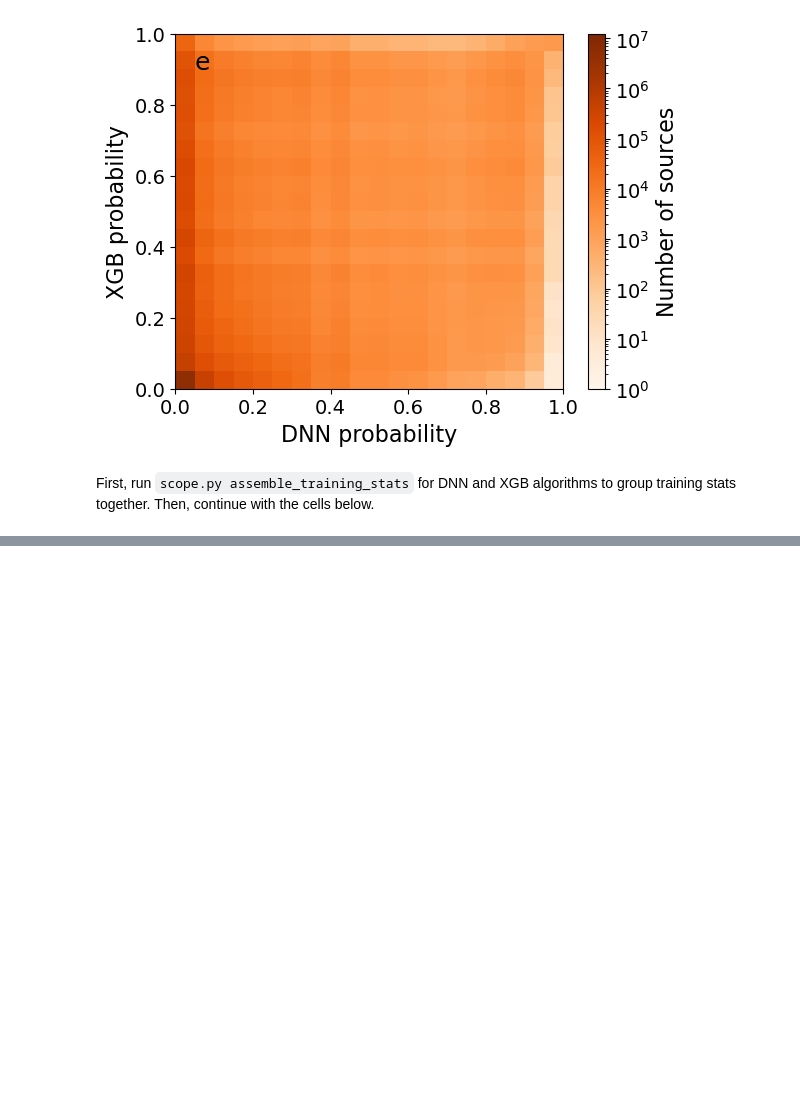
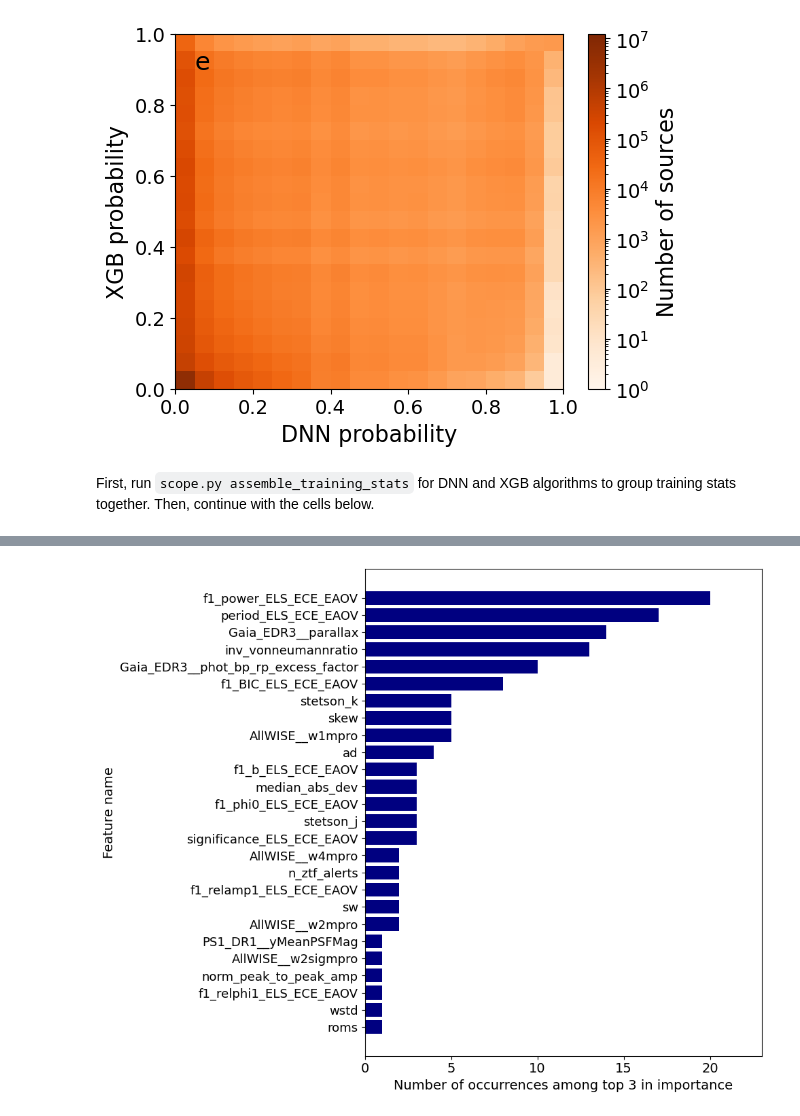
Before and after one commit to ZwickyTransientFacility/scope-ml, a Jupyter notebook: tools/SCoPe_data_analysis_plots.ipynb, the cells around one changed output, grey strips where cells are left out. Cells and saved outputs as stored; diff of their text form; code cells hidden in the pictures; blank space fills up the shorter version.

```diff
--- a/tools/SCoPe_data_analysis_plots.ipynb
+++ b/tools/SCoPe_data_analysis_plots.ipynb
@@ -233,0 +236,31 @@ plt.tight_layout()
+# %%
+topN = 3
+most_important_features_all = []
+for classif in classifications:
+    importance = feature_importances[classif]
+    features = np.array([x for x in importance.keys()])
+    f_scores = np.array([x for x in importance.values()])
+    sorted_args = np.argsort(f_scores)[::-1]
+    most_important_features = features[sorted_args[:topN]]
+    most_important_features_all.append(most_important_features.tolist())
+# %%
+counter_all = Counter([x for y in most_important_features_all for x in y])
+most_common_all = counter_all.most_common()[::-1]
+
+names_all = [x[0] for x in most_common_all]
+frequencies_all = [x[1] for x in most_common_all]
+# %%
+# Instead of counting the single most important feature,
+# we count the top 3 for each classifier and plot them below:
+
+featfig_all = plt.figure(figsize=(10, 8))
+
+plt.barh(names_all, frequencies_all, color='navy')
+plt.yticks(fontsize=13)
+plt.xticks(fontsize=14)
+plt.xlabel(f'Number of occurrences among top {topN} in importance', fontsize=14)
+plt.ylabel('Feature name', fontsize=14)
+plt.xlim(0,23)
+plt.tight_layout()
+# %% [output]
+[figure, added]
```
Also changed, not shown: parts of 26 cells of this notebook.
